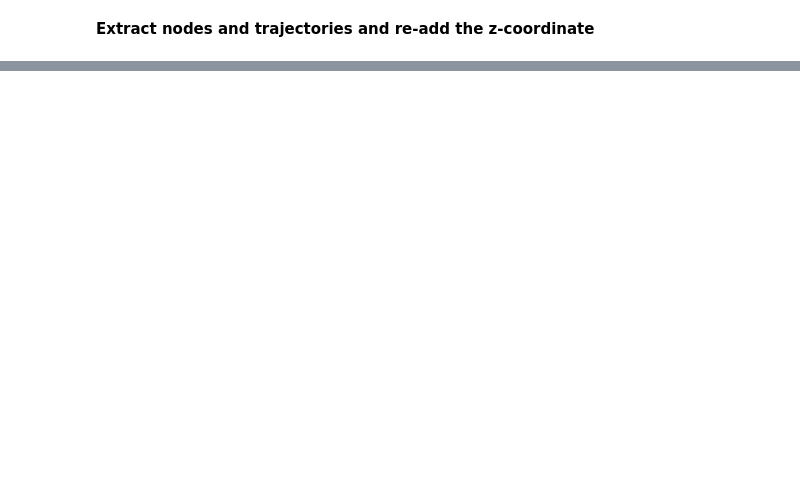
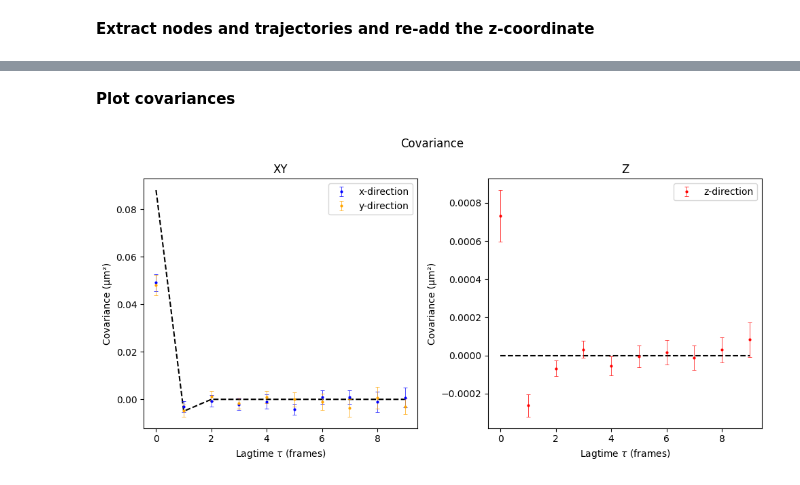
Before and after one commit to aramyamal/iSCAT_PartikelSp-rning, a Jupyter notebook: train_and_trace3d/2-detect_and_trace.ipynb, the cells around one changed output, grey strips where cells are left out. Drawn from its saved outputs; the diff is of its cells as text; code cells hidden in the pictures; blank space fills up the shorter version.

```diff
--- a/train_and_trace3d/2-detect_and_trace.ipynb
+++ b/train_and_trace3d/2-detect_and_trace.ipynb
@@ -151,0 +323,38 @@ print(new_nodes)
+# %% [markdown]
+**Plot covariances**
+# %%
+delta_t = 1/110
+laglist = np.arange(0, lagmax, 1)
+
+#calculate the expected covariance
+kb = 1.380649*10**(-23)
+T = 294
+eta = 8.9*10**(-4)
+r = 50*10**(-9)
+D=kb*T/(6*np.pi*eta*r)
+theory = np.zeros(len(laglist))
+theory[0] = 2*D*delta_t*10**(12)
+theory[1] = -0.005 #arbitrary value, dependent on camera settings
+
+#plot
+fig, (ax1, ax2) = plt.subplots(1, 2, figsize=(10, 5))
+fig.suptitle('Covariance')
+
+ax1.plot(laglist, theory, color='black', linestyle='--')
+ax1.errorbar(laglist, covxAvg, Errorx*2, linestyle='', color='blue', elinewidth=0.5, capthick=0.5, capsize=2, marker='o', markersize=2, label='x-direction')
+ax1.errorbar(laglist, covyAvg, Errory*2, linestyle='', color='orange', elinewidth=0.5, capthick=0.5, capsize=2, marker='o', markersize=2, label='y-direction')
+ax1.set_xlabel(r'Lagtime $\tau$ (frames)')
+ax1.set_ylabel(r'Covariance (µm²)')
+ax1.set_title('XY')
+ax1.legend()
+
+ax2.plot(laglist, np.zeros(len(laglist)), color='black', linestyle='--')
+ax2.errorbar(laglist, covzAvg, Errorz*2, linestyle='', color='red', elinewidth=0.5, capthick=0.5, capsize=2, marker='o', markersize=2, label='z-direction')
+ax2.set_xlabel(r'Lagtime $\tau$ (frames)')
+ax2.set_ylabel(r'Covariance (µm²)')
+ax2.set_title('Z')
+ax2.legend()
+
+plt.tight_layout()
+# %% [output]
+[figure, added]
```
Also changed, not shown: parts of 13 cells of this notebook.
